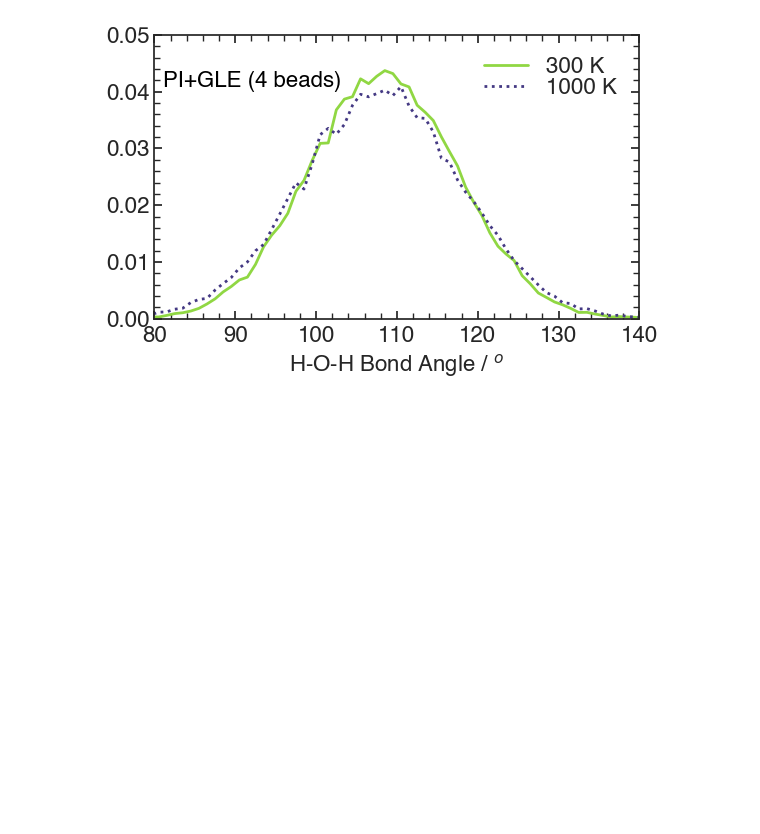
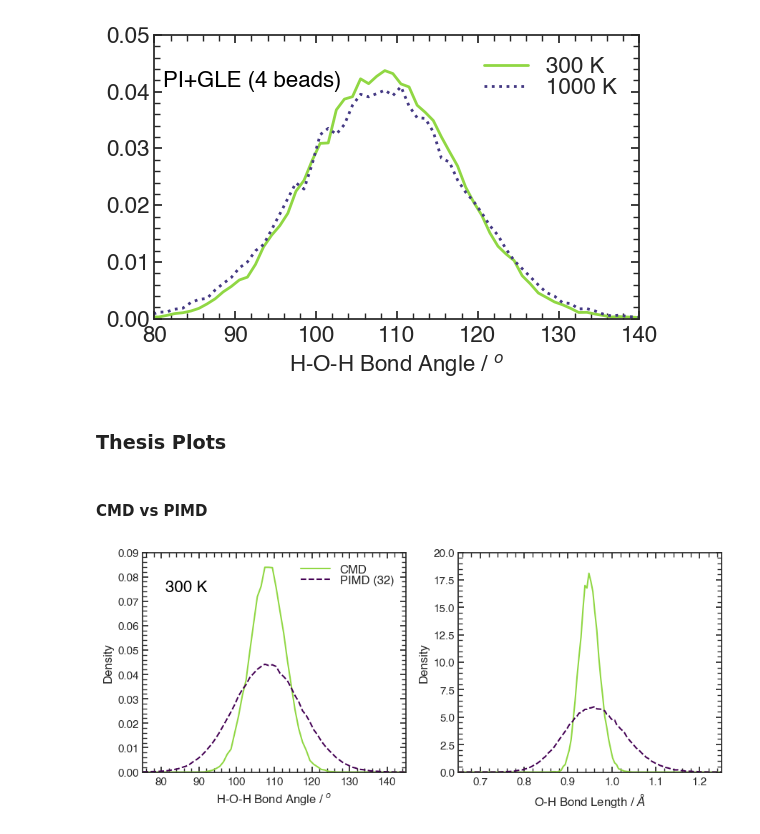
Before and after one commit to mbarnfield63/MSci_Project, a Jupyter notebook: ABIN/qTIP4P_Distributions.ipynb, the cells around one changed output. Cells and saved outputs as stored; diff of their text form; code cells hidden in the pictures; blank space fills up the shorter version.

```diff
--- a/ABIN/qTIP4P_Distributions.ipynb
+++ b/ABIN/qTIP4P_Distributions.ipynb
@@ -272,3 +274,52 @@ plt.subplots_adjust(hspace=0, wspace=0)
 plt.savefig('Plots/Presentation/BondAngle_Presentation_PIGLE.png', dpi=200)
 # %% [output]
 [figure]
+# %% [markdown]
+### Thesis Plots
+# %%
+custom_params = {"xtick.minor.visible": True,
+                 "xtick.major.pad":5,
+                 "xtick.direction":"in",
+                 "xtick.top":True,
+                 "ytick.minor.visible": True,
+                 "ytick.direction":"in",
+                 "ytick.right":True,
+                 "font.family":"Helvetica",
+                 "font.size":12.0,
+                 "legend.frameon":False,
+                 "legend.labelspacing":0,
+                 "legend.fontsize":12.0}
+
+sns.set_theme(style='ticks', rc=custom_params)
+# %%
+def two_plot_labels():
+    axs[0].set_xlim(75,145)
+    axs[1].set_xlim(0.65, 1.25)
+
+    axs[0].set_xlabel(r'H-O-H Bond Angle / $^o$')
+    axs[1].set_xlabel(r'O-H Bond Length / $\AA$')
+
+    axs[0].set_ylabel('Density')
+    axs[1].set_ylabel('Density')
+# %% [markdown]
+#### CMD vs PIMD
+# %%
+fig, axs = plt.subplots(1,2, figsize=(9,4))
+
+sns.lineplot(data=CMD_ang_300, x='HOH', y='Count', ax=axs[0], color='#90d743', label='CMD')
+sns.lineplot(data=PIMD_32_ang_300, x='HOH', y='Count', ax=axs[0], color='#440154', linestyle='--', label='PIMD (32)')
+
+sns.lineplot(data=CMD_dist_300, x='rOH', y='Count', ax=axs[1], color='#90d743')
+sns.lineplot(data=PIMD_32_dist_300, x='rOH', y='Count', ax=axs[1], color='#440154', linestyle='--')
+
+two_plot_labels()
+axs[0].set_ylim(0,0.09)
+axs[1].set_ylim(0,20)
+
+axs[0].text(81, 0.0725, '300 K', ha='left', va='bottom', color='black', fontsize=16)
+axs[0].legend(handlelength=2.5)
+plt.subplots_adjust(wspace=0.3)
+plt.tight_layout()
+plt.savefig('Plots/Thesis/CMD_PIMD32_300K.png', dpi=200)
+# %% [output]
+[figure, added]
```
Also changed, not shown: parts of 9 cells of this notebook.
